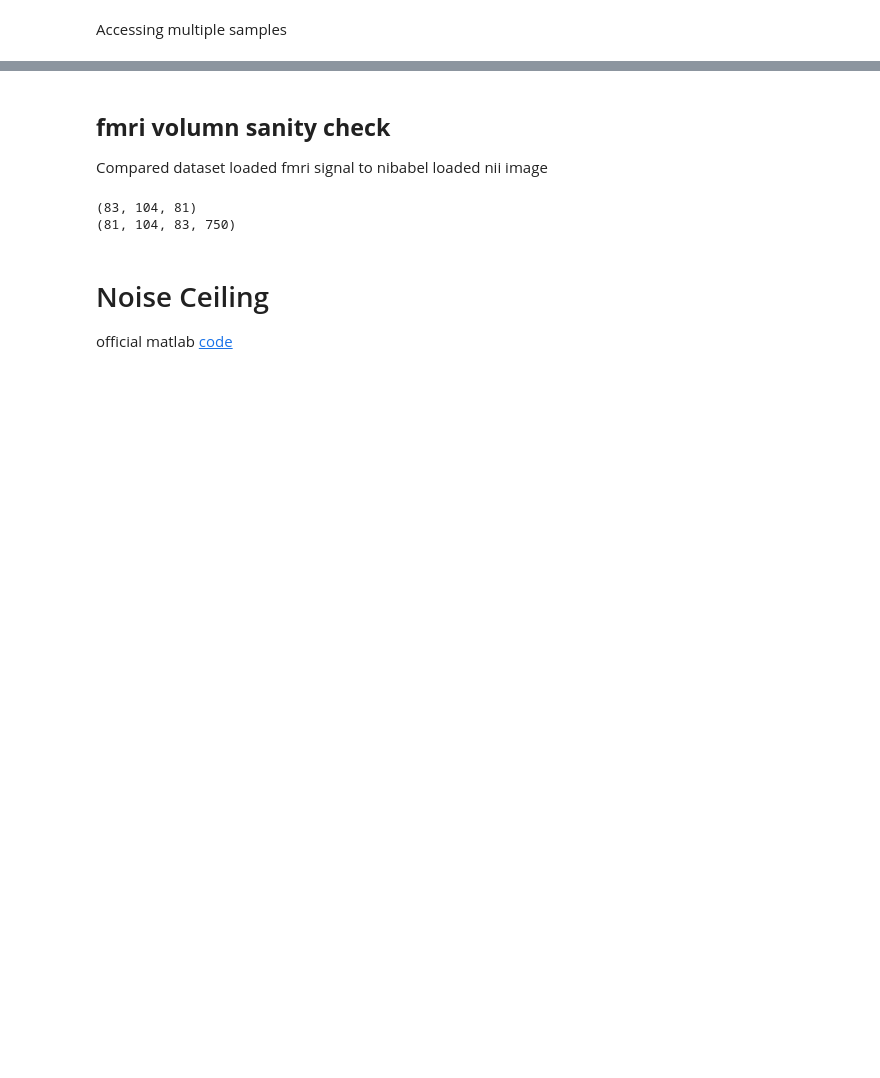
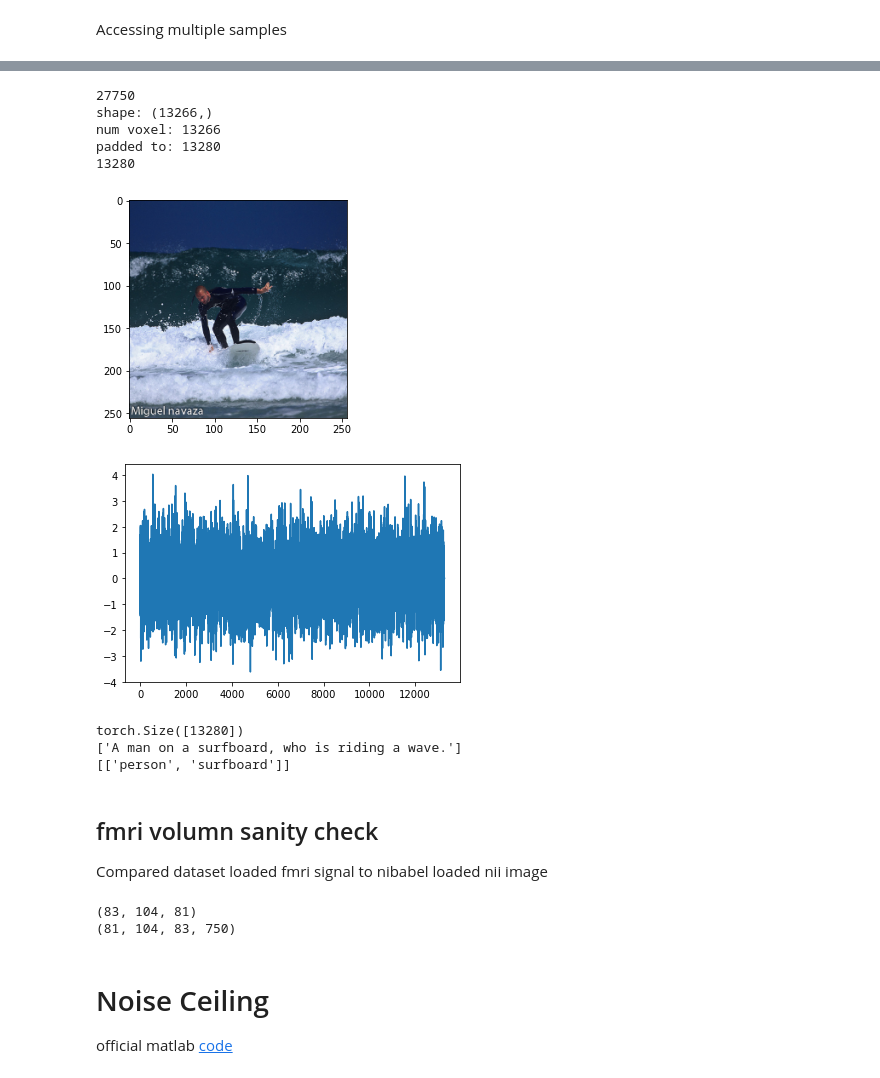
Before and after one commit to sklin93/nsd, a Jupyter notebook: NSD.ipynb, the cells around one changed output, grey strips where cells are left out. Cells and saved outputs as stored; diff of their text form; code cells hidden in the pictures; blank space fills up the shorter version.

```diff
--- a/NSD.ipynb
+++ b/NSD.ipynb
@@ -258,5 +267,40 @@ A man on a surfboard, who is riding a wave.
+# %%
+img_size = 256
+img_trans = [transforms.ToTensor(), transforms.Resize((img_size, img_size)),]
+img_trans = transforms.Compose(img_trans)
+
+nsd_dataset = NSDDataset(load_img=True, img_trans=img_trans, load_fmri=True,
+                         pad=13280, roi=ROI_VOX+'_zscored', load_caption=True,
+                         load_cat=True, pt=True)
+
+print(len(nsd_dataset))
+print(nsd_dataset.get_fmri_shape())
+# %% [output]
+27750
+shape: (13266,)
+num voxel: 13266
+padded to: 13280
+13280
+# %%
+sample = nsd_dataset[2]
+
+plt.imshow(sample['img'].cpu().numpy().transpose(1,2,0))
+plt.show()
+
+plt.plot(sample['fmri'].cpu().numpy())
+plt.show()
+print(sample['fmri'].shape)
+
+print(sample['caption'])
+print(sample['cat'])
+# %% [output]
+[figure, added]
+[figure, added]
+torch.Size([13280])
+['A man on a surfboard, who is riding a wave.']
+[['person', 'surfboard']]
 # %% [markdown]
-## **fmri volumn sanity check**
+## fmri volumn sanity check
 Compared dataset loaded fmri signal to nibabel loaded nii image
 # %%
 idx = 3
```
Also changed, not shown: parts of 11 cells of this notebook, 1 other file.
